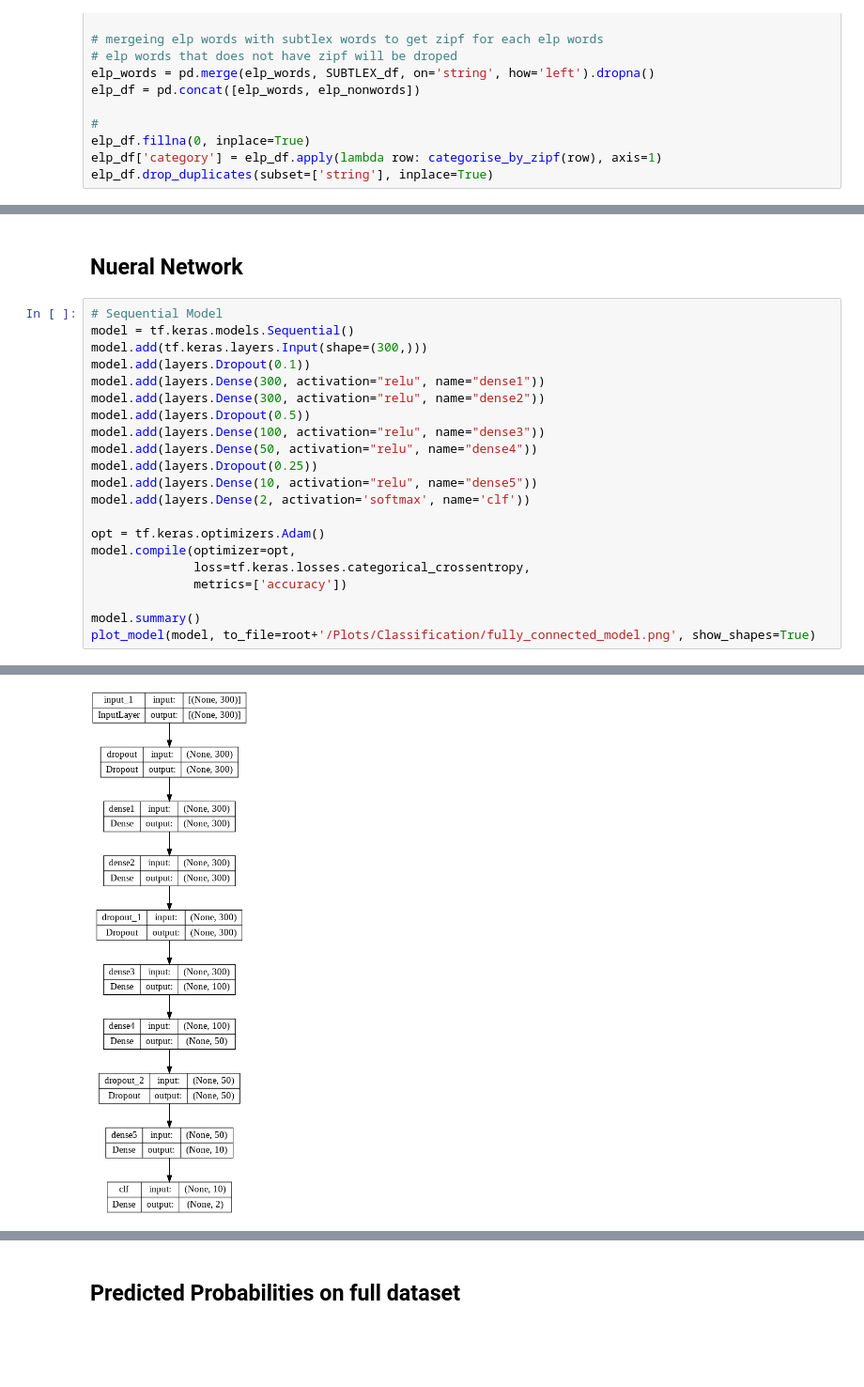
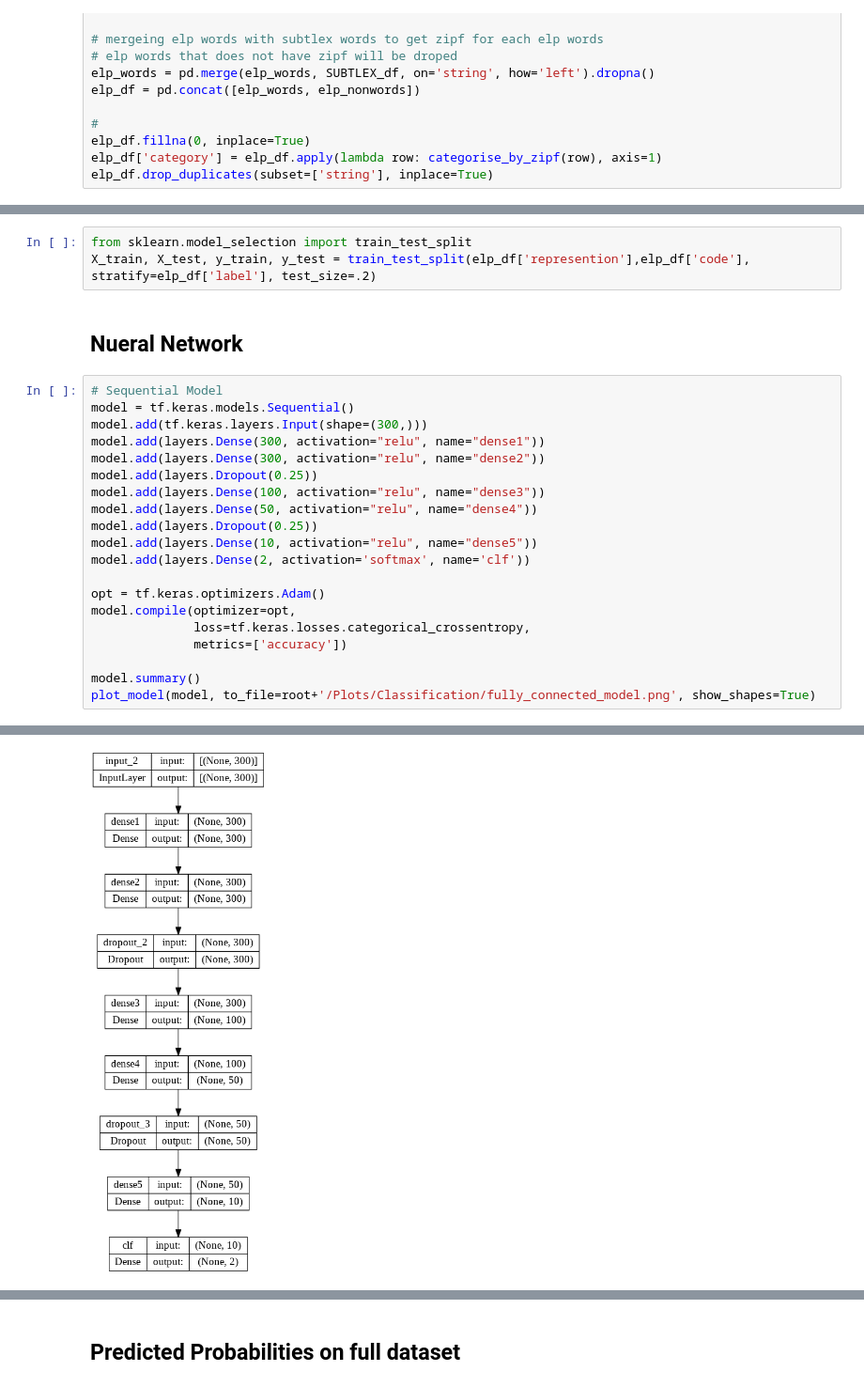
Before and after one commit to ArashDadras/ANN-EAM, a Jupyter notebook: FastText_FC.ipynb, the cells around one changed output, grey strips where cells are left out. Shown at 94% size. Saved outputs shown, nothing was run; the diff lists cells and outputs as text; blank space fills up the shorter version.

Commit message:
models updated

```diff
--- a/FastText_FC.ipynb
+++ b/FastText_FC.ipynb
@@ -134,13 +134,15 @@ elp_df.head()
+# %%
+from sklearn.model_selection import train_test_split
+X_train, X_test, y_train, y_test = train_test_split(elp_df['represention'],elp_df['code'], stratify=elp_df['label'], test_size=.2)
 # %% [markdown]
 ## Nueral Network
 # %%
 # Sequential Model
 model = tf.keras.models.Sequential()
 model.add(tf.keras.layers.Input(shape=(300,)))
-model.add(layers.Dropout(0.1))
 model.add(layers.Dense(300, activation="relu", name="dense1"))
 model.add(layers.Dense(300, activation="relu", name="dense2"))
-model.add(layers.Dropout(0.5))
+model.add(layers.Dropout(0.25))
 model.add(layers.Dense(100, activation="relu", name="dense3"))
 model.add(layers.Dense(50, activation="relu", name="dense4"))
 model.add(layers.Dropout(0.25))
@@ -171,5 +173,5 @@ _________________________________________________________________
 Total params: 216,282
 Trainable params: 216,282
 Non-trainable params: 0
 _________________________________________________________________
-[figure, old version]
+[figure, new version]
```
Also changed, not shown: parts of 15 cells of this notebook, 5 other files.
